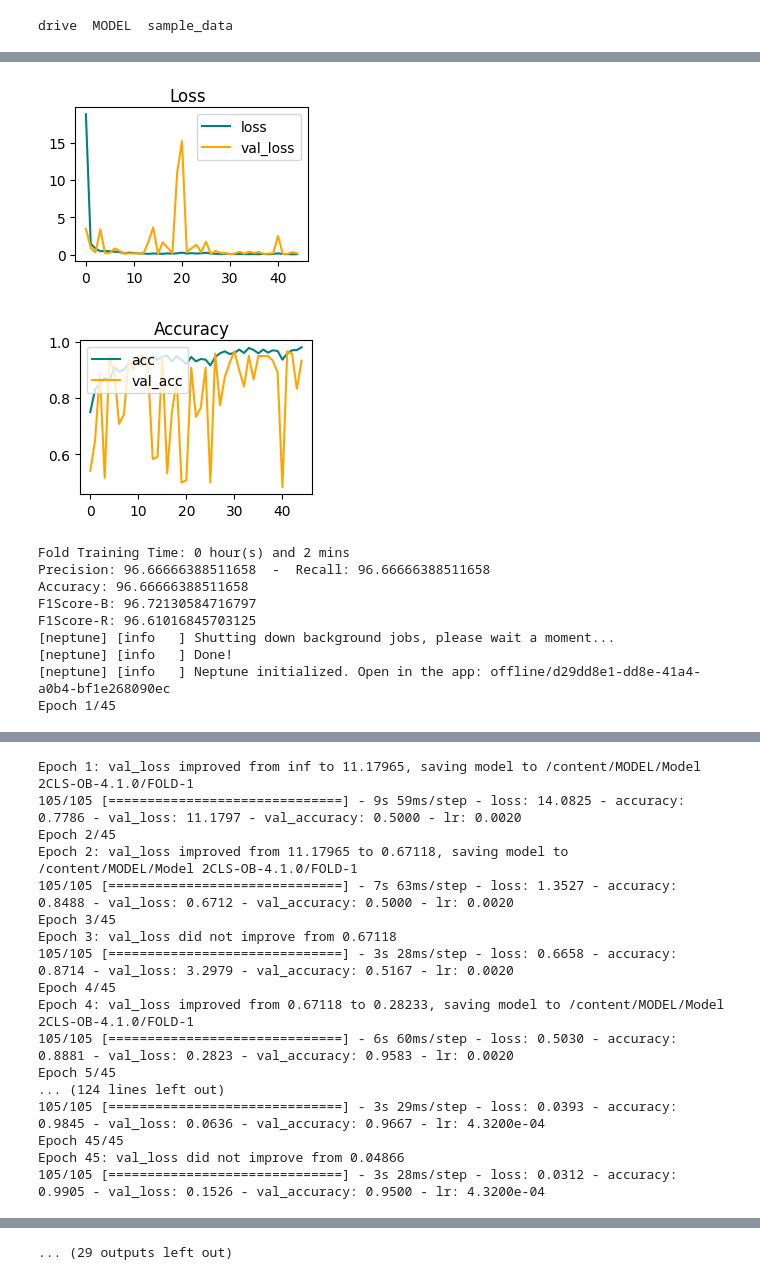
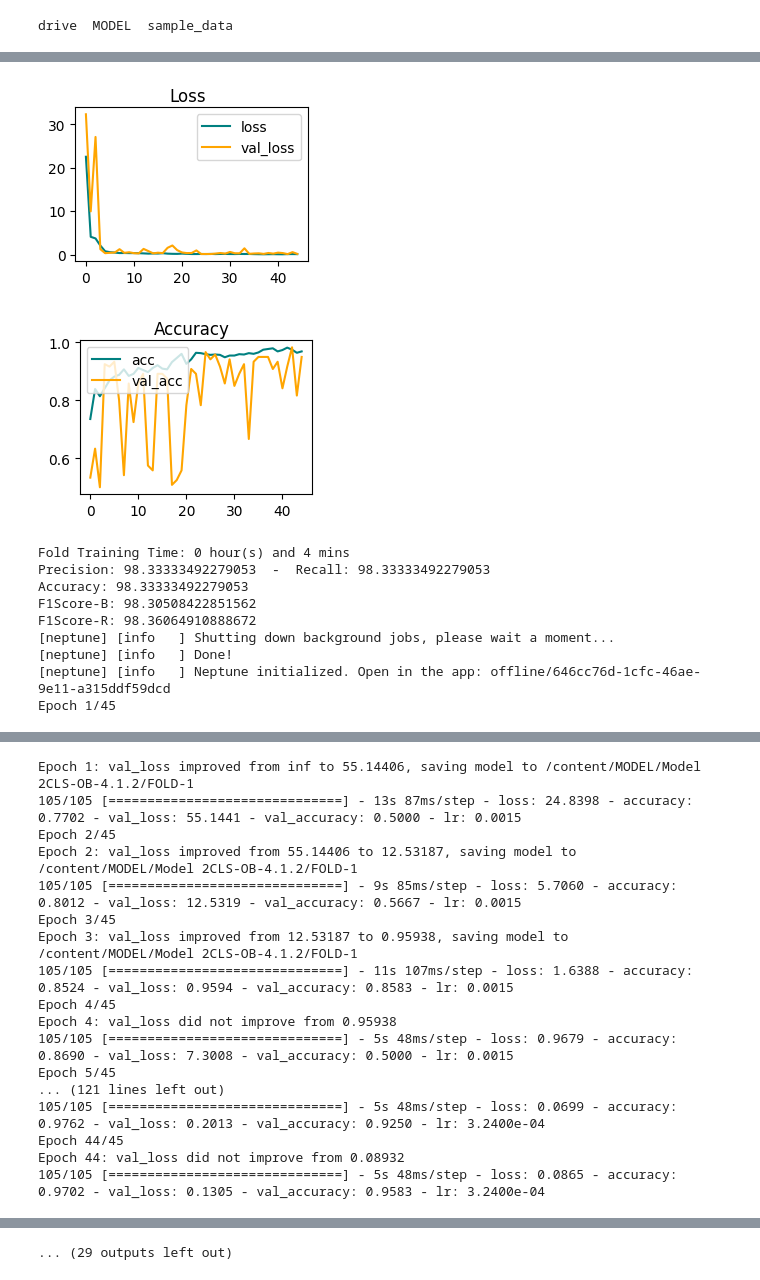
Before and after one commit to RiceWater/New-Thesis-KFold-2CLS, a Jupyter notebook: Kaggle_2CLS_Only_Building.ipynb, the cells around one changed output, grey strips where cells are left out. Saved outputs shown, nothing was run; the diff lists cells and outputs as text; code cells hidden in the pictures.

Commit message:
Model 2CLS-OB-4.1.2 Code

```diff
--- a/Kaggle_2CLS_Only_Building.ipynb
+++ b/Kaggle_2CLS_Only_Building.ipynb
@@ -131,28 +131,26 @@ def make_model(params):
     model.add(RandomRotation(factor=0.2, seed=1))
 
     model.add(Conv2D(input_shape=(256,256,3), filters=32, kernel_size=(3,3), padding="same"))
+    model.add(Conv2D(filters=32, kernel_size=(3,3), padding="same"))
     model.add(BatchNormalization(epsilon=0.0001))
     model.add(ReLU())
     model.add(MaxPooling2D())
 
+    model.add(Conv2D(filters=64, kernel_size=(3,3), padding="same"))
     model.add(Conv2D(filters=64, kernel_size=(3,3), padding="same"))
     model.add(BatchNormalization(epsilon=0.0001))
     model.add(ReLU())
     model.add(MaxPooling2D())
 
     model.add(Conv2D(filters=128, kernel_size=(3,3), padding="same"))
-    model.add(BatchNormalization(epsilon=0.0001))
-    model.add(ReLU())
-    model.add(MaxPooling2D())
-
-    model.add(Conv2D(filters=256, kernel_size=(3,3), padding="same"))
+    model.add(Conv2D(filters=128, kernel_size=(3,3), padding="same"))
     model.add(BatchNormalization(epsilon=0.0001))
     model.add(ReLU())
     model.add(MaxPooling2D())
 
     model.add(Flatten())
     model.add(Dropout(0.2, seed=1))
-    model.add(Dense(units=512,activation="relu"))
+    model.add(Dense(units=640,activation="relu"))
     model.add(Dropout(0.2, seed=1))
     model.add(Dense(units=256,activation="relu"))
 
@@ -186,7 +184,7 @@ def create_callbacks(counter):
 #     return [reduce_lr, cp_callback, es_callback]
     return [neptune_cbk, reduce_lr, cp_callback, es_callback]
 # %%
-|def plot_loss(hist):
+def plot_loss(hist):
     fig = plt.figure(figsize=(3,2))
     plt.plot(hist.history['loss'], color='teal', label='loss')
     plt.plot(hist.history['val_loss'], color='orange', label='val_loss')
@@ -264,7 +262,7 @@ kfold = StratifiedKFold(n_splits=8, shuffle=True, random_state=1)
 project_name='New-Thesis/Kaggle-2Cls-Only-Building'
 # %%
 params = {
-    "lr": 0.002,
+    "lr": 0.0015,
     "epochs": 45,
     "batch_size": 8}
 
@@ -382,11 +380,11 @@ Epoch 45: val_loss did not improve from 0.07838
-[figure, old version]
+[figure, new version]
-[figure, old version]
+[figure, new version]
-Fold Training Time: 0 hour(s) and 2 mins
-Precision: 96.66666388511658  -  Recall: 96.66666388511658
-Accuracy: 96.66666388511658
-F1Score-B: 96.72130584716797
-F1Score-R: 96.61016845703125
+Fold Training Time: 0 hour(s) and 4 mins
+Precision: 98.33333492279053  -  Recall: 98.33333492279053
+Accuracy: 98.33333492279053
+F1Score-B: 98.30508422851562
+F1Score-R: 98.36064910888672
 [neptune] [info   ] Shutting down background jobs, please wait a moment...
 [neptune] [info   ] Done!
-[neptune] [info   ] Neptune initialized. Open in the app: offline/d29dd8e1-dd8e-41a4-a0b4-bf1e268090ec
+[neptune] [info   ] Neptune initialized. Open in the app: offline/646cc76d-1cfc-46ae-9e11-a315ddf59dcd
 Epoch 1/45
@@ -394,17 +392,17 @@ WARNING:tensorflow:Callback method `on_train_batch_end` is slow compared to the
-Epoch 1: val_loss improved from inf to 11.17965, saving model to /content/MODEL/Model 2CLS-OB-4.1.0/FOLD-1
-105/105 [==============================] - 9s 59ms/step - loss: 14.0825 - accuracy: 0.7786 - val_loss: 11.1797 - val_accuracy: 0.5000 - lr: 0.0020
+Epoch 1: val_loss improved from inf to 55.14406, saving model to /content/MODEL/Model 2CLS-OB-4.1.2/FOLD-1
+105/105 [==============================] - 13s 87ms/step - loss: 24.8398 - accuracy: 0.7702 - val_loss: 55.1441 - val_accuracy: 0.5000 - lr: 0.0015
 Epoch 2/45
-Epoch 2: val_loss improved from 11.17965 to 0.67118, saving model to /content/MODEL/Model 2CLS-OB-4.1.0/FOLD-1
-105/105 [==============================] - 7s 63ms/step - loss: 1.3527 - accuracy: 0.8488 - val_loss: 0.6712 - val_accuracy: 0.5000 - lr: 0.0020
+Epoch 2: val_loss improved from 55.14406 to 12.53187, saving model to /content/MODEL/Model 2CLS-OB-4.1.2/FOLD-1
+105/105 [==============================] - 9s 85ms/step - loss: 5.7060 - accuracy: 0.8012 - val_loss: 12.5319 - val_accuracy: 0.5667 - lr: 0.0015
 Epoch 3/45
-Epoch 3: val_loss did not improve from 0.67118
-105/105 [==============================] - 3s 28ms/step - loss: 0.6658 - accuracy: 0.8714 - val_loss: 3.2979 - val_accuracy: 0.5167 - lr: 0.0020
+Epoch 3: val_loss improved from 12.53187 to 0.95938, saving model to /content/MODEL/Model 2CLS-OB-4.1.2/FOLD-1
+105/105 [==============================] - 11s 107ms/step - loss: 1.6388 - accuracy: 0.8524 - val_loss: 0.9594 - val_accuracy: 0.8583 - lr: 0.0015
 Epoch 4/45
-Epoch 4: val_loss improved from 0.67118 to 0.28233, saving model to /content/MODEL/Model 2CLS-OB-4.1.0/FOLD-1
-105/105 [==============================] - 6s 60ms/step - loss: 0.5030 - accuracy: 0.8881 - val_loss: 0.2823 - val_accuracy: 0.9583 - lr: 0.0020
+Epoch 4: val_loss did not improve from 0.95938
+105/105 [==============================] - 5s 48ms/step - loss: 0.9679 - accuracy: 0.8690 - val_loss: 7.3008 - val_accuracy: 0.5000 - lr: 0.0015
 Epoch 5/45
-... (124 lines left out)
-105/105 [==============================] - 3s 29ms/step - loss: 0.0393 - accuracy: 0.9845 - val_loss: 0.0636 - val_accuracy: 0.9667 - lr: 4.3200e-04
-Epoch 45/45
-Epoch 45: val_loss did not improve from 0.04866
-105/105 [==============================] - 3s 28ms/step - loss: 0.0312 - accuracy: 0.9905 - val_loss: 0.1526 - val_accuracy: 0.9500 - lr: 4.3200e-04
+... (121 lines left out)
+105/105 [==============================] - 5s 48ms/step - loss: 0.0699 - accuracy: 0.9762 - val_loss: 0.2013 - val_accuracy: 0.9250 - lr: 3.2400e-04
+Epoch 44/45
+Epoch 44: val_loss did not improve from 0.08932
+105/105 [==============================] - 5s 48ms/step - loss: 0.0865 - accuracy: 0.9702 - val_loss: 0.1305 - val_accuracy: 0.9583 - lr: 3.2400e-04
```
Also changed, not shown: parts of 6 cells of this notebook.
